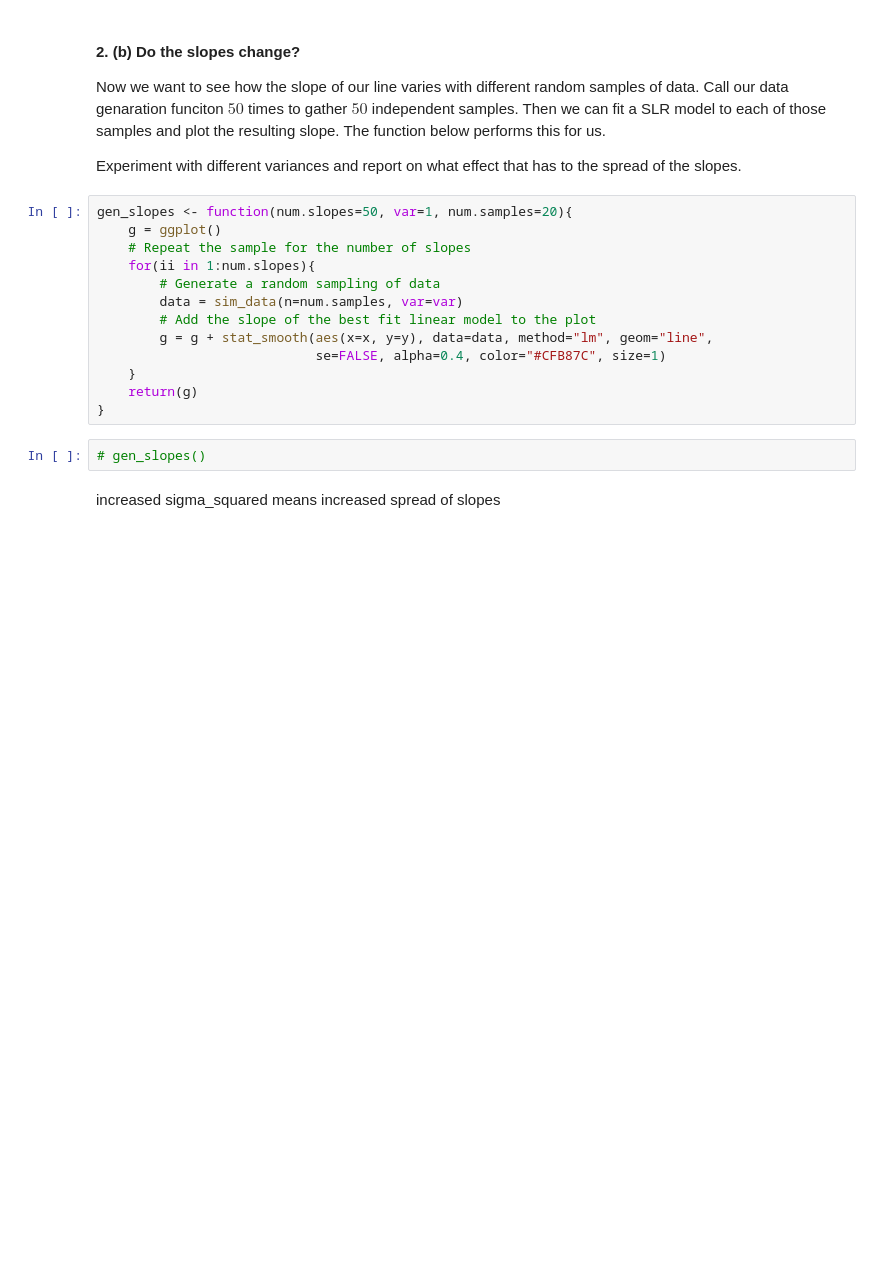
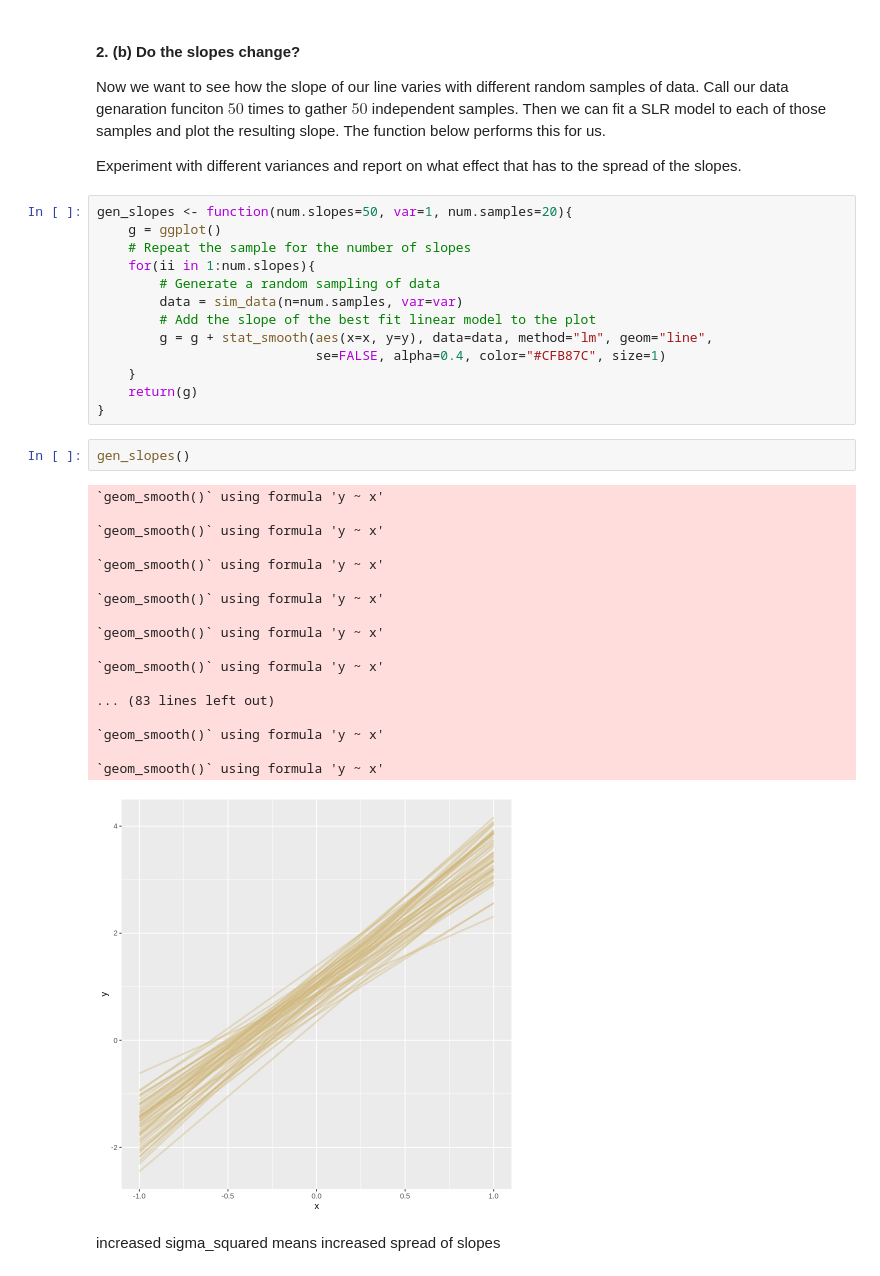
Before and after one commit to duba1910/msds, a Jupyter notebook: Statistical Modeling/5011 Modern Regression Analysis/m_3/C1M3_peer_reviewed.ipynb, the cells around one changed output. Drawn from its saved outputs; the diff is of its cells as text; blank space fills up the shorter version.

```diff
--- a/Statistical Modeling/5011 Modern Regression Analysis/m_3/C1M3_peer_reviewed.ipynb
+++ b/Statistical Modeling/5011 Modern Regression Analysis/m_3/C1M3_peer_reviewed.ipynb
@@ -179,8 +179,27 @@ gen_slopes <- function(num.slopes=50, var=1, num.samples=20){
     }
     return(g)
 }
-# %%
-# gen_slopes()
+# %%
+gen_slopes()
+# %% [output]
+`geom_smooth()` using formula 'y ~ x'
+
+`geom_smooth()` using formula 'y ~ x'
+
+`geom_smooth()` using formula 'y ~ x'
+
+`geom_smooth()` using formula 'y ~ x'
+
+`geom_smooth()` using formula 'y ~ x'
+
+`geom_smooth()` using formula 'y ~ x'
+
+... (83 lines left out)
+
+`geom_smooth()` using formula 'y ~ x'
+
+`geom_smooth()` using formula 'y ~ x'
+[figure, added]
 # %% [markdown]
 increased sigma_squared means increased spread of slopes
 # %% [markdown]
```
Also changed, not shown: parts of 4 cells of this notebook, 4 other files.
